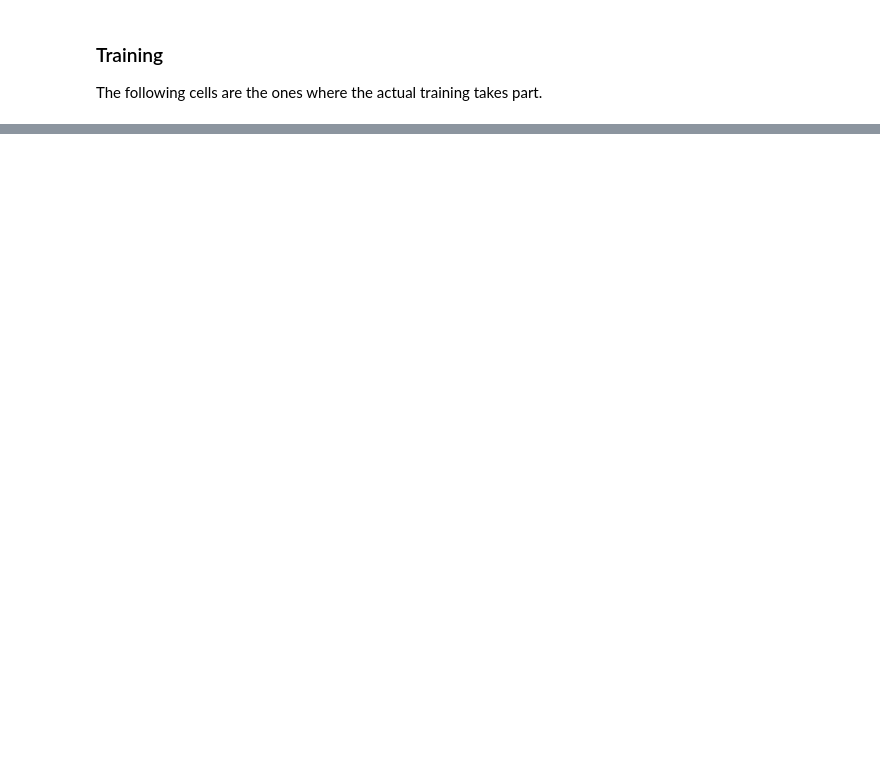
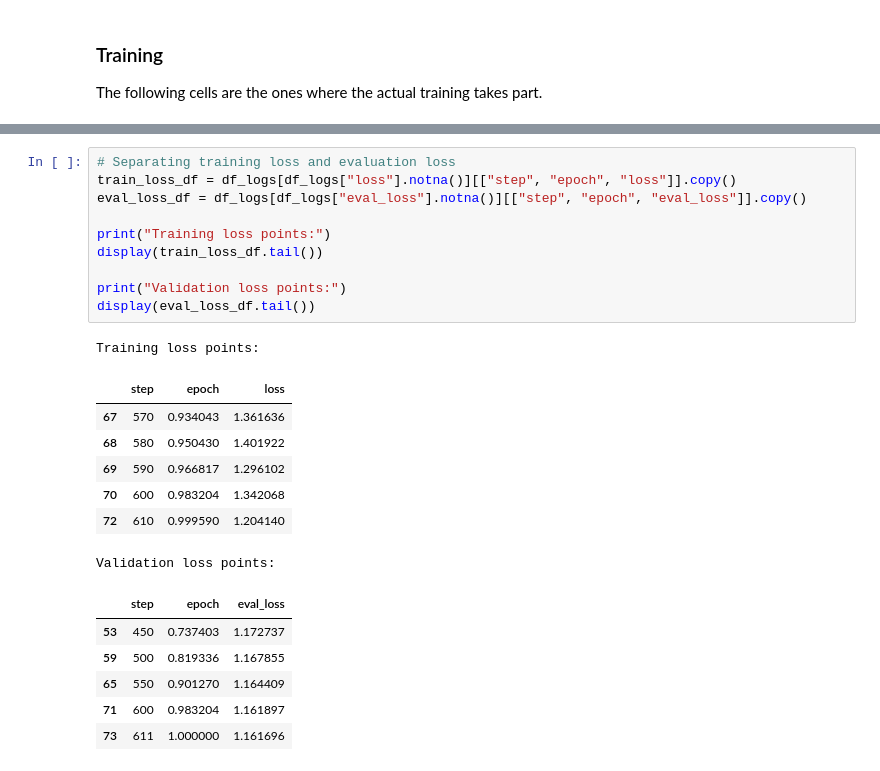
Before and after one commit to riccorte/Multilingual-Finetuning-Language-Model, a Jupyter notebook: notebooks/3_finetune_model.ipynb, the cells around one changed output, grey strips where cells are left out. Saved outputs shown, nothing was run; the diff lists cells and outputs as text; blank space fills up the shorter version.

```diff
--- a/notebooks/3_finetune_model.ipynb
+++ b/notebooks/3_finetune_model.ipynb
@@ -270,0 +425,25 @@ print("\nTARGET:\n", sample["messages"][1]["content"])
+# %%
+# Separating training loss and evaluation loss
+train_loss_df = df_logs[df_logs["loss"].notna()][["step", "epoch", "loss"]].copy()
+eval_loss_df = df_logs[df_logs["eval_loss"].notna()][["step", "epoch", "eval_loss"]].copy()
+
+print("Training loss points:")
+display(train_loss_df.tail())
+
+print("Validation loss points:")
+display(eval_loss_df.tail())
+# %% [output]
+Training loss points:
+|  | step | epoch | loss |
+| 67 | 570 | 0.934043 | 1.361636 |
+| 68 | 580 | 0.950430 | 1.401922 |
+| 69 | 590 | 0.966817 | 1.296102 |
+| 70 | 600 | 0.983204 | 1.342068 |
+| 72 | 610 | 0.999590 | 1.204140 |
+Validation loss points:
+|  | step | epoch | eval_loss |
+| 53 | 450 | 0.737403 | 1.172737 |
+| 59 | 500 | 0.819336 | 1.167855 |
+| 65 | 550 | 0.901270 | 1.164409 |
+| 71 | 600 | 0.983204 | 1.161897 |
+| 73 | 611 | 1.000000 | 1.161696 |
```
Also changed, not shown: parts of 25 cells of this notebook, 4 other files.
